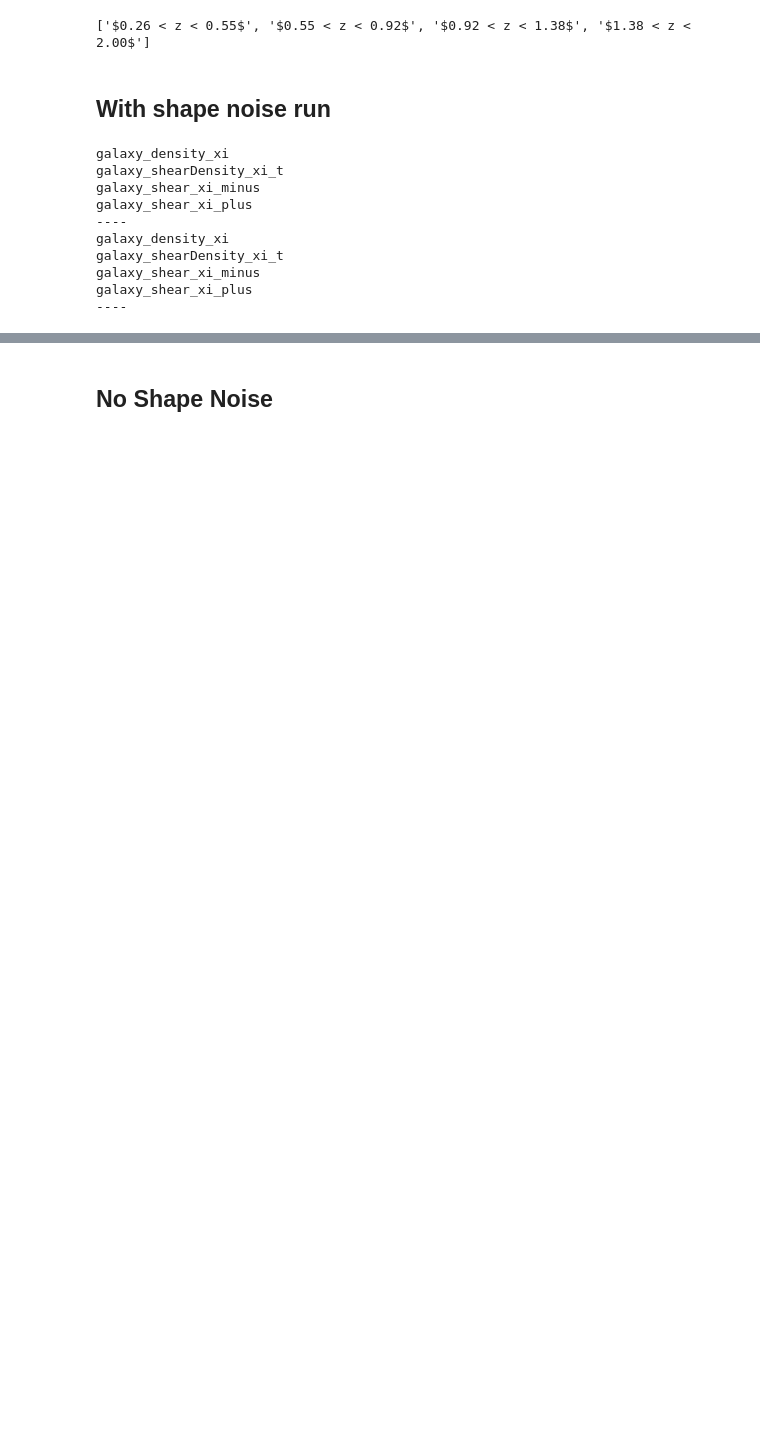
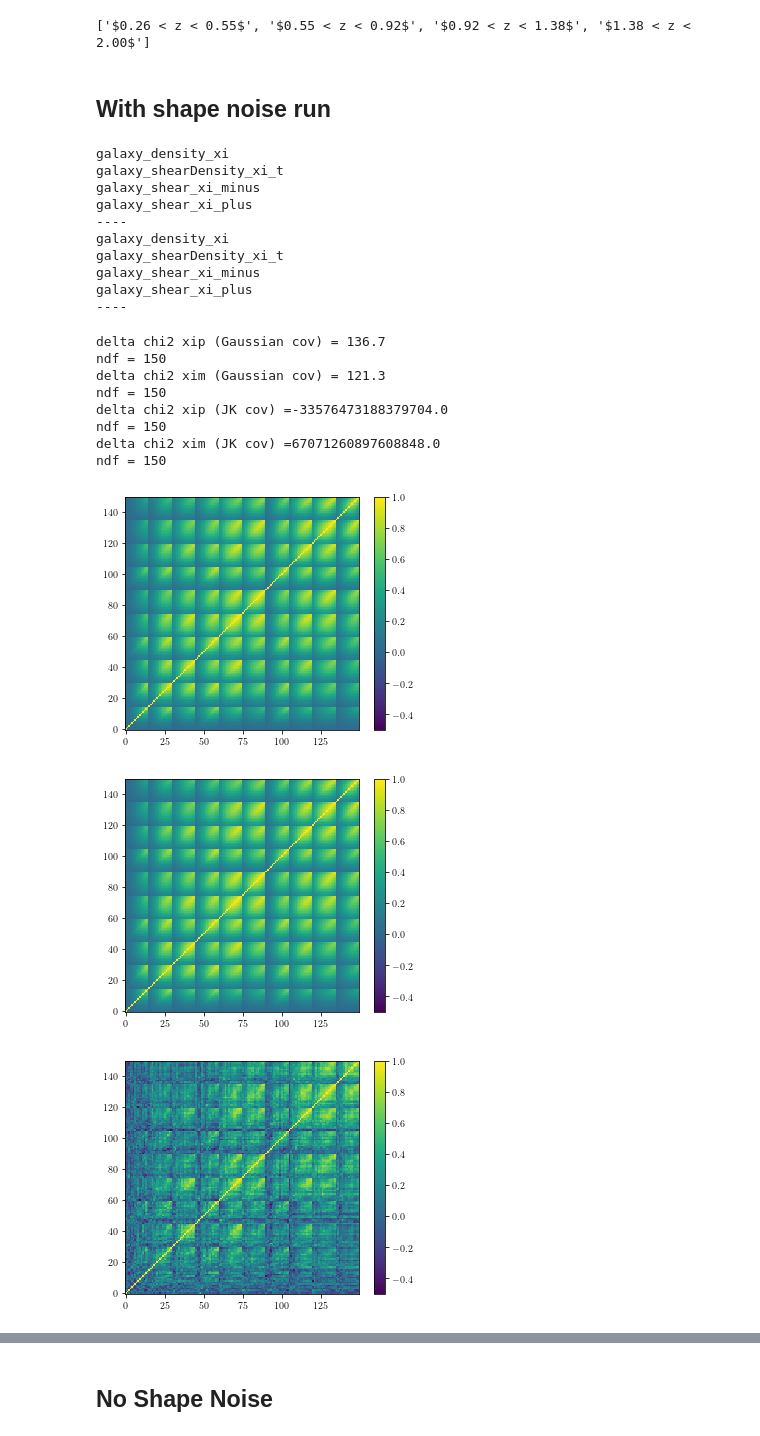
Before and after one commit to LSSTDESC/txpipe-cosmodc2, a Jupyter notebook: notebooks/plot_datavector_real.ipynb, the cells around one changed output, grey strips where cells are left out. Drawn from its saved outputs; the diff is of its cells as text; code cells hidden in the pictures; blank space fills up the shorter version.

```diff
--- a/notebooks/plot_datavector_real.ipynb
+++ b/notebooks/plot_datavector_real.ipynb
@@ -153,3 +237,39 @@ galaxy_shearDensity_xi_t
 galaxy_shear_xi_minus
 galaxy_shear_xi_plus
 ----
+# %%
+# get chi2s & plot covs
+deltachi2, ndf, cov = compute_chi2_gauss(d, t, 'galaxy_shear_xi_plus')
+print('delta chi2 xip (Gaussian cov) = %0.1f'%deltachi2)
+print('ndf =', ndf)
+fig = plot_cov(cov, size = 35.)
+plt.savefig(dir + 'plots/cov_xip_gauss.png', dpi = 300)
+deltachi2, ndf, cov = compute_chi2_gauss(d, t, 'galaxy_shear_xi_minus')
+print('delta chi2 xim (Gaussian cov) = %0.1f'%deltachi2)
+print('ndf =', ndf)
+fig = plot_cov(cov, size = 35.)
+plt.savefig(dir + 'plots/cov_xim_gauss.png', dpi = 300)
+
+# same with JK cov
+deltachi2, ndf, cov = compute_chi2_jk(d, t, 'galaxy_shear_xi_plus')
+print('delta chi2 xip (JK cov) =%0.1f'%deltachi2)
+print('ndf =', ndf)
+fig = plot_cov(cov, size = 35.)
+plt.savefig(dir + 'plots/cov_xip_jk.png', dpi = 300)
+deltachi2, ndf, cov = compute_chi2_jk(d, t, 'galaxy_shear_xi_minus')
+print('delta chi2 xim (JK cov) =%0.1f'%deltachi2)
+print('ndf =', ndf)
+fig = plot_cov(cov, size = 35.)
+plt.savefig(dir + 'plots/cov_xim_jk.png', dpi = 300)
+# %% [output]
+delta chi2 xip (Gaussian cov) = 136.7
+ndf = 150
+delta chi2 xim (Gaussian cov) = 121.3
+ndf = 150
+delta chi2 xip (JK cov) =-33576473188379704.0
+ndf = 150
+delta chi2 xim (JK cov) =67071260897608848.0
+ndf = 150
+[figure, added]
+[figure, added]
+[figure, added]
```
Also changed, not shown: parts of 24 cells of this notebook, 34 other files.
